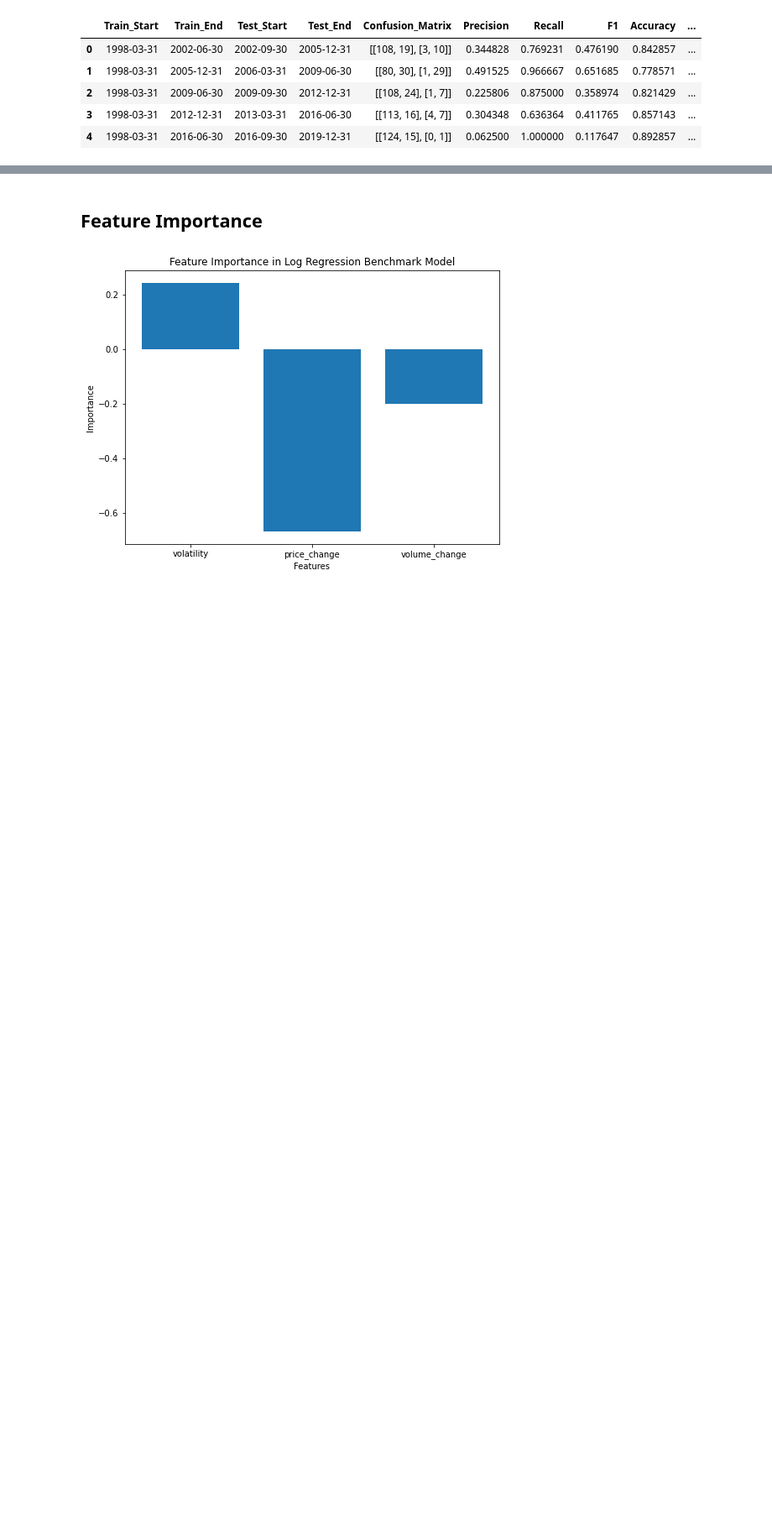
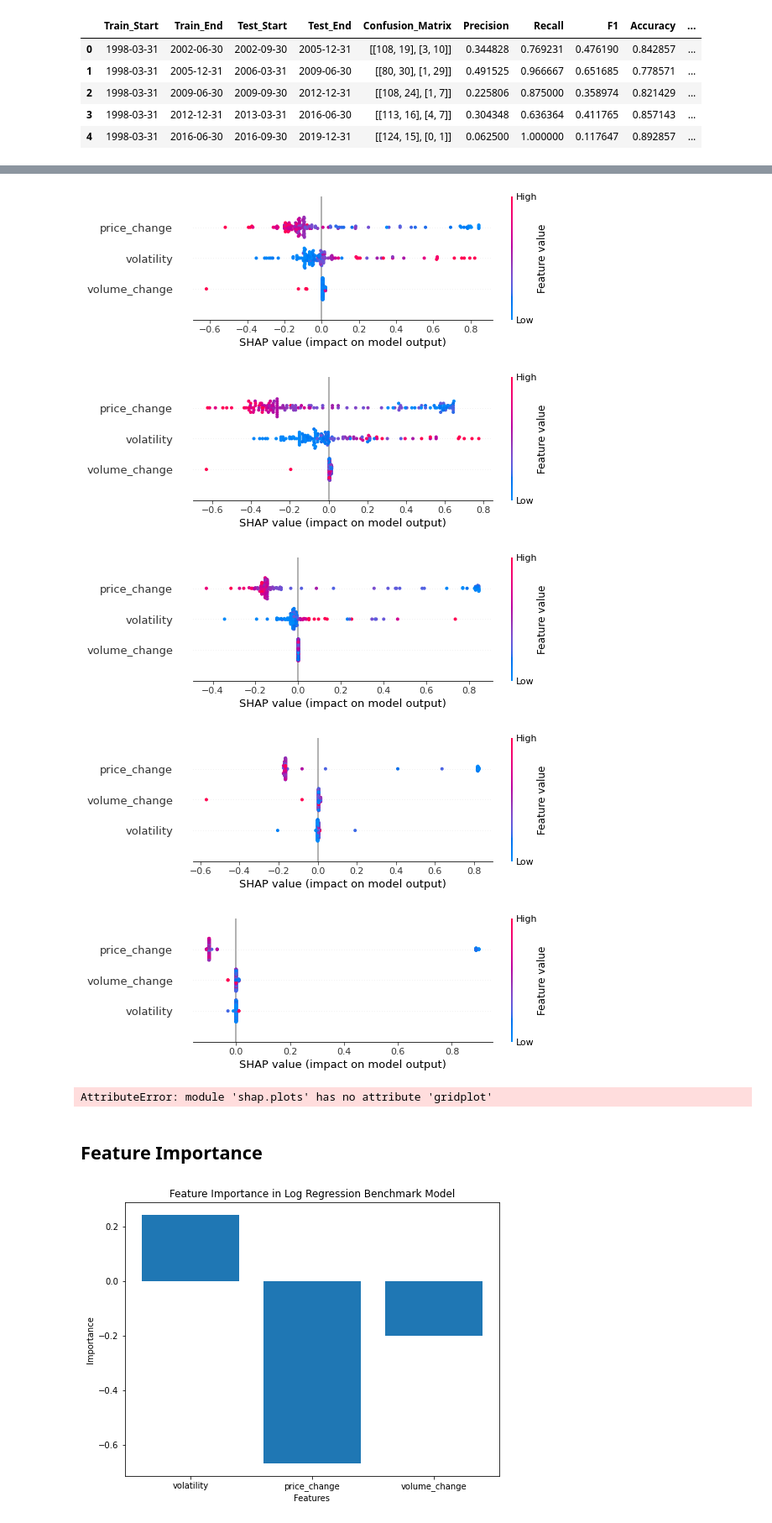
Before and after one commit to nicockt/fyp-2024, a Jupyter notebook: models/Log Regression_benchmark.ipynb, the cells around one changed output, grey strips where cells are left out. Shown at 84% size. Cells and saved outputs as stored; diff of their text form; code cells hidden in the pictures; blank space fills up the shorter version.

Commit message:
Shap Values (1 graph for each cross validation)

```diff
--- a/models/Log Regression_benchmark.ipynb
+++ b/models/Log Regression_benchmark.ipynb
@@ -59,6 +60,8 @@ Saved quarterly_labeled_index_standardized.csv
 # Call TimeSeriesSplit
 tscv = TimeSeriesSplit(n_splits=5)
 evaluation = []
+shap_values_list = []
+test_index_list = []
 
 for train_index, test_index in tscv.split(quarters):
 
@@ -117,6 +120,11 @@ for train_index, test_index in tscv.split(quarters):
     auc_roc = roc_auc_score(y_test, y_prob)
     fpr, tpr, thresholds = roc_curve(y_test, y_prob)
 
+    explainer = shap.Explainer(model.predict, X_test)
+    shap_values = explainer(X_test)
+    shap_values_list.append(shap_values)
+    test_index_list.append(np.where(np.isin(X.index, test_quarters))[0])
+
     evaluation_result = {
         'Train_Start': pd.to_datetime(train_quarters).min(),
         'Train_End': pd.to_datetime(train_quarters).max(),
@@ -175,3 +187,13 @@ evaluation_df
+# %%
+for shap_values in shap_values_list:
+    shap.plots.beeswarm(shap_values)
+# %% [output]
+[figure, added]
+[figure, added]
+[figure, added]
+[figure, added]
+[figure, added]
+AttributeError: module 'shap.plots' has no attribute 'gridplot'
 # %% [markdown]
 ## Feature Importance
 # %%
```
Also changed, not shown: parts of 3 cells of this notebook, 1 other file.
